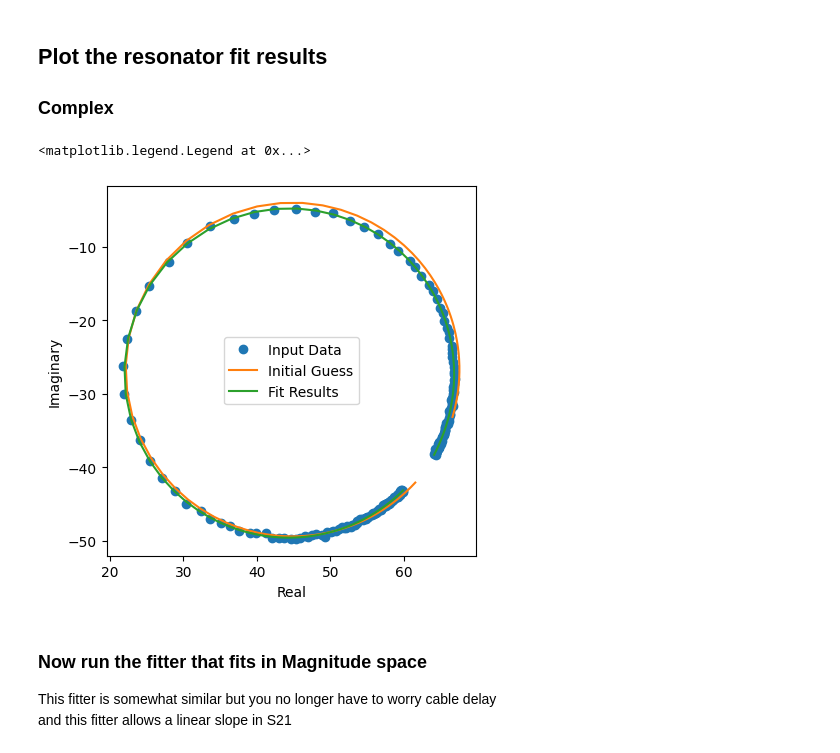
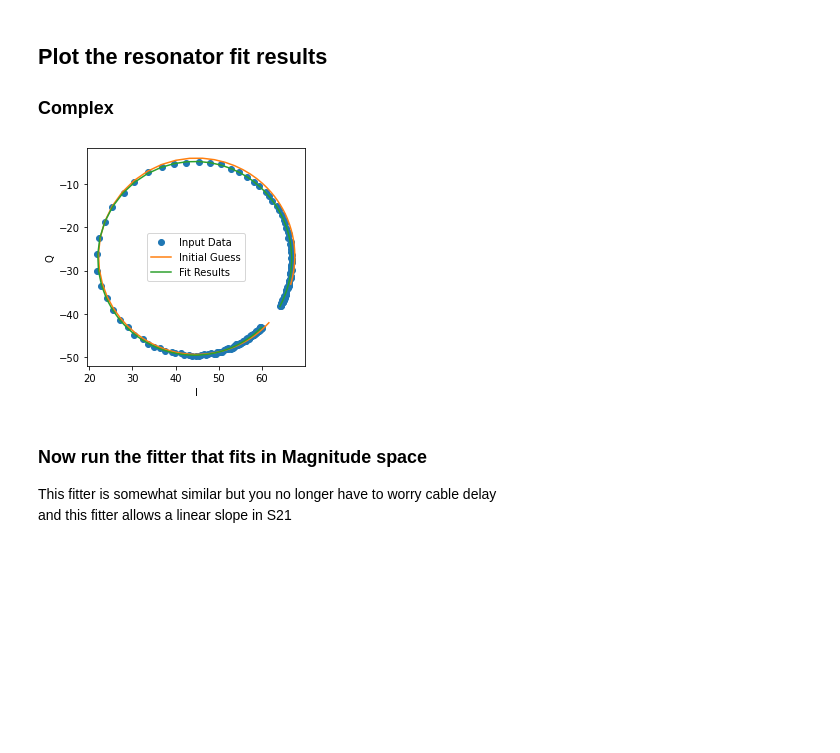
Before and after one commit to Wheeler1711/submm_python_routines, a Jupyter notebook: submm/demo/res_fit.ipynb, the cells around one changed output. Drawn from its saved outputs; the diff is of its cells as text; code cells hidden in the pictures; blank space fills up the shorter version.

```diff
--- a/submm/demo/res_fit.ipynb
+++ b/submm/demo/res_fit.ipynb
@@ -63,18 +63,10 @@ Fit  | 312.7256|   21268| 0.60| -0.14| 0.10|  6.38E+01| -3.90E+01|  73.75  |   5
 # %% [markdown]
 ## Plot the resonator fit results
 ### Complex
-# %%
-plt.figure()
-plt.axes().set_aspect('equal')
-plt.plot(np.real(s21_complex_res1), np.imag(s21_complex_res1),'o',label = "Input Data")
-plt.plot(np.real(results['x0_result']),np.imag(results['x0_result']),label = "Initial Guess")
-plt.plot(np.real(results['fit_result']),np.imag(results['fit_result']),label = "Fit Results")
-plt.xlabel('Real')
-plt.ylabel('Imaginary')
-plt.legend()
-# %% [output]
-<matplotlib.legend.Legend at 0x...>
-[figure, removed]
+# %%
+results.plot()
+# %% [output]
+[figure, added]
 # %% [markdown]
 ### Now run the fitter that fits in Magnitude space
 This fitter is somewhat similar but you no longer have to worry cable delay<br>
```
Also changed, not shown: parts of 11 cells of this notebook, 5 other files.
